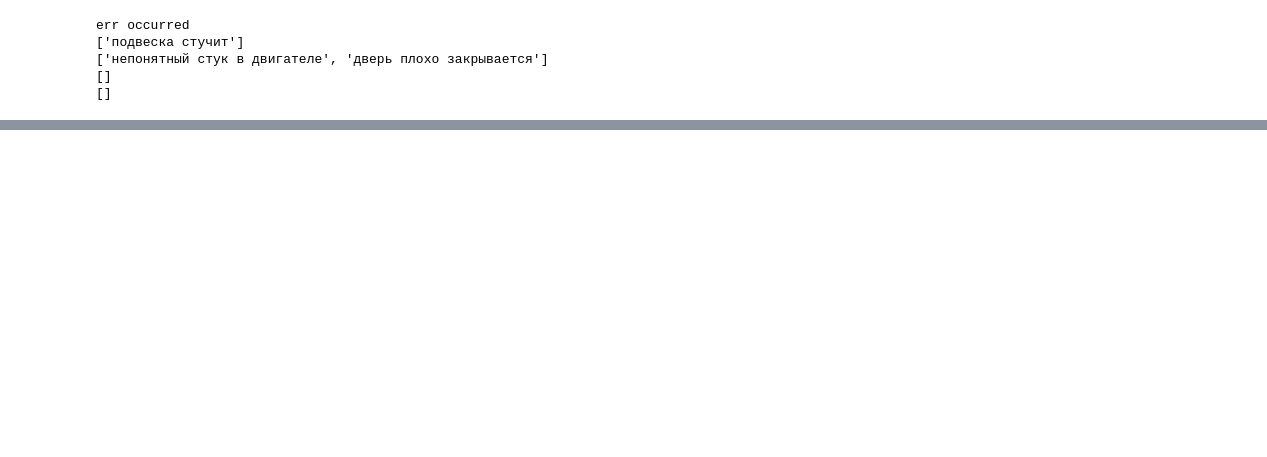
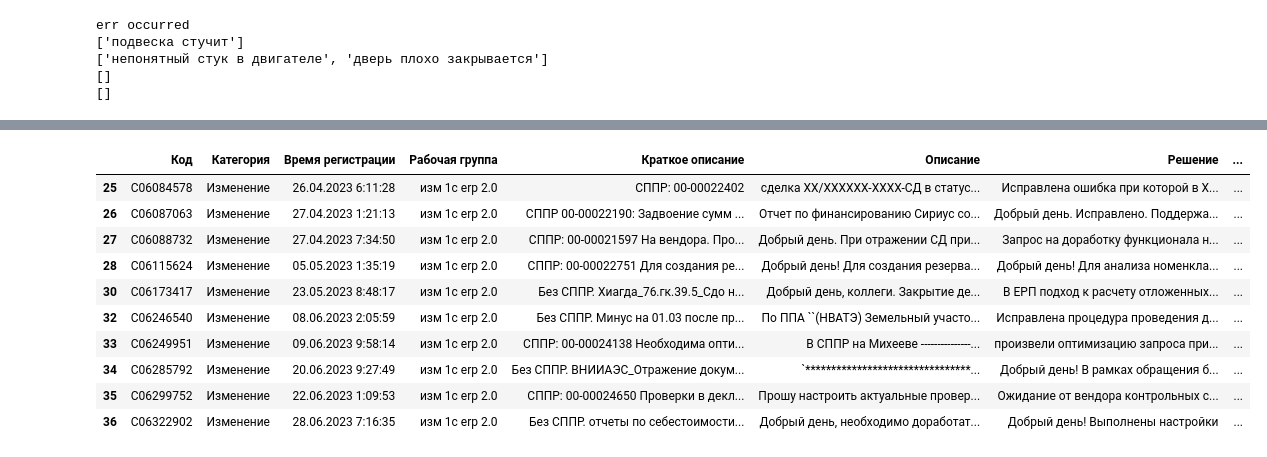
Before and after one commit to alexmeshr/Atomic_hack, a Jupyter notebook: test.ipynb, the cells around one changed output, grey strips where cells are left out. Cells and saved outputs as stored; diff of their text form; code cells hidden in the pictures; blank space fills up the shorter version.

```diff
--- a/test.ipynb
+++ b/test.ipynb
@@ -265,12 +256,24 @@ Successfully installed gigachat-0.1.29
 # %%
 import pandas as pd
 pd.set_option('display.max_colwidth', None)
 df = pd.read_excel("Вопросы и ответы.xlsx", index_col=None, header=1)
 for t in df["Рабочая группа"].unique():
     if t.find("запрос")>=0:
         df = df[df["Рабочая группа"]!=t]
 df = df.loc[(df["Категория"] ==  'инцидент') | (df["Категория"] ==  'Изменение')]
-#df.head()
+df[10:20]
+# %% [output]
+|  | Код | Категория | Время регистрации | Рабочая группа | Краткое описание | Описание | Решение | ... |
+| 25 | C06084578 | Изменение | 26.04.2023 6:11:28 | изм 1с erp 2.0 | СППР: 00-00022402 | сделка XX/XXXXXX-XXXX-СД в статус... | Исправлена ошибка при которой в X... | ... |
+| 26 | C06087063 | Изменение | 27.04.2023 1:21:13 | изм 1с erp 2.0 | СППР 00-00022190: Задвоение сумм ... | Отчет по финансированию Сириус со... | Добрый день. Исправлено. Поддержа... | ... |
+| 27 | C06088732 | Изменение | 27.04.2023 7:34:50 | изм 1с erp 2.0 | СППР: 00-00021597 На вендора. Про... | Добрый день. При отражении СД при... | Запрос на доработку функционала н... | ... |
+| 28 | C06115624 | Изменение | 05.05.2023 1:35:19 | изм 1с erp 2.0 | СППР: 00-00022751 Для создания ре... | Добрый день! Для создания резерва... | Добрый день! Для анализа номенкла... | ... |
+| 30 | C06173417 | Изменение | 23.05.2023 8:48:17 | изм 1с erp 2.0 | Без СППР. Хиагда_76.гк.39.5_Сдо н... | Добрый день, коллеги. Закрытие де... | В ЕРП подход к расчету отложенных... | ... |
+| 32 | C06246540 | Изменение | 08.06.2023 2:05:59 | изм 1с erp 2.0 | Без СППР. Минус на 01.03 после пр... | По ППА ``(НВАТЭ) Земельный участо... | Исправлена процедура проведения д... | ... |
+| 33 | C06249951 | Изменение | 09.06.2023 9:58:14 | изм 1с erp 2.0 | СППР: 00-00024138 Необходима опти... | В СППР на Михееве ---------------... | произвели оптимизацию запроса при... | ... |
+| 34 | C06285792 | Изменение | 20.06.2023 9:27:49 | изм 1с erp 2.0 | Без СППР. ВНИИАЭС_Отражение докум... | `********************************... | Добрый день! В рамках обращения б... | ... |
+| 35 | C06299752 | Изменение | 22.06.2023 1:09:53 | изм 1с erp 2.0 | СППР: 00-00024650 Проверки в декл... | Прошу настроить актуальные провер... | Ожидание от вендора контрольных с... | ... |
+| 36 | C06322902 | Изменение | 28.06.2023 7:16:35 | изм 1с erp 2.0 | Без СППР. отчеты по себестоимости... | Добрый день, необходимо доработат... | Добрый день! Выполнены настройки | ... |
 # %%
 a = df['Описание'][0]
 a = 'в УПП была кнопка для заполнения колонки в ТЧ документа одним значением На скриншотах документы ``Передача материалов в кладовую``, ``Заказ материалов в производство`` возможна реализация в рамках официального ЗИ - нужно оценить трудозатраты --------------------- Добрый день! Имеется ввиду в документах по строкам «заполнение по реквизитам» , как было в УПП, например в заказе материалов не выбирать   в каждой позиции дату отгрузки.  X. В документах, например, «заказ поставщику», нет возможности как в XСERP заполнять строки аналитик «по реквизитам», просим добавить такую возможность в документы. Просьба пояснить, что имеется ввиду  ----- '
```
Also changed, not shown: parts of 6 cells of this notebook.
